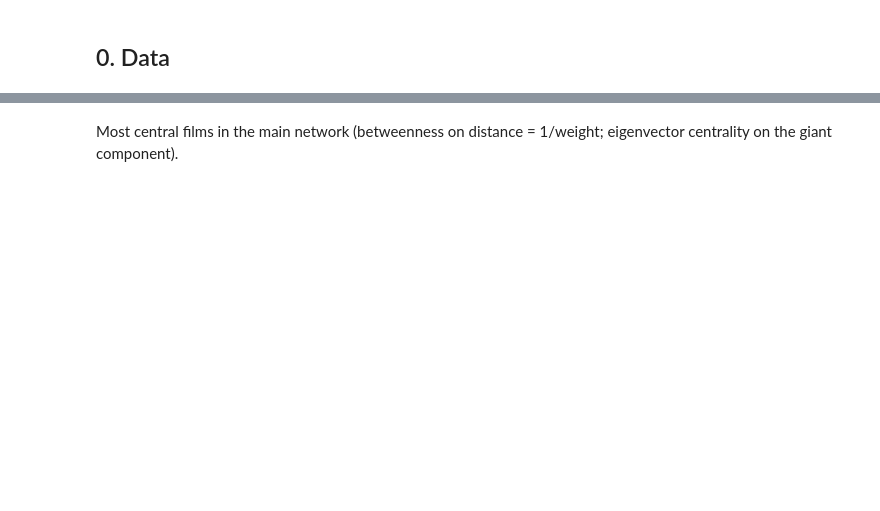
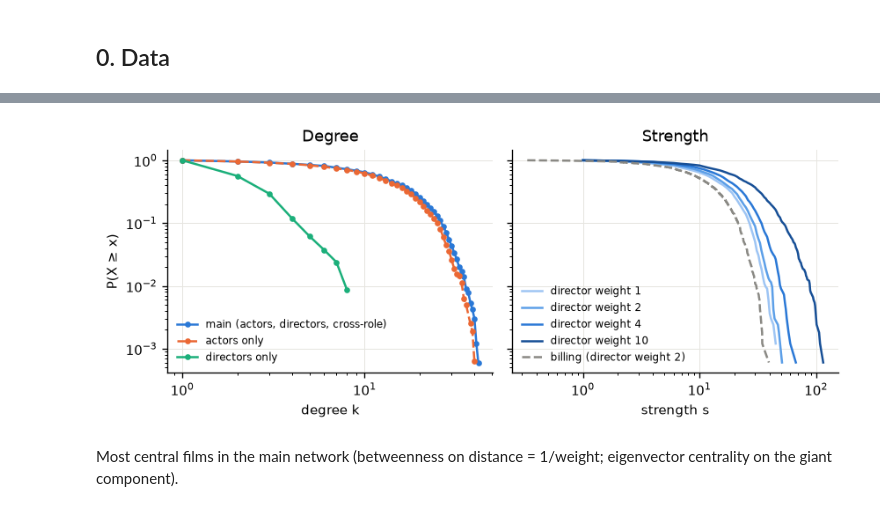
Before and after one commit to emretaspinar/SocialGraphs, a Jupyter notebook: notebooks/02_network_analysis.ipynb, the cells around one changed output, grey strips where cells are left out. Drawn from its saved outputs; the diff is of its cells as text; code cells hidden in the pictures; blank space fills up the shorter version.

```diff
--- a/notebooks/02_network_analysis.ipynb
+++ b/notebooks/02_network_analysis.ipynb
@@ -45,17 +46,16 @@ plt.rcParams.update({"figure.dpi": 120, "axes.spines.top": False, "axes.spines.r
 # %%
 nodes = nt.load_nodes()
 n = len(nodes)
-W = {s: nt.weight_matrix(nt.load_edges(s), nodes) for s in SCHEMES}
-W0 = W["dir2"]          # main network = films_edges.tsv (director weight 2)
+# "main" = the team's network (films_edges.tsv): 3 x shared directors + 2 x cross-role + 1 x shared actors.
+# The SQ2 schemes only use actor and director ties (no cross-role), so they have slightly fewer edges.
+W = {"main": nt.weight_matrix(nt.load_edges(), nodes),
+     **{s: nt.weight_matrix(nt.load_edges(s), nodes) for s in SCHEMES}}
+W0 = W["main"]          # SQ1 network; also the network the rewired files in network/null/ come from
 A0 = W0 > 0
 
-SIM = {}
-for kind in ["tfidf", "embed"]:
-    S = nt.load_similarity(kind, nodes)
-    if S is not None:
-        SIM[kind] = S
-PROVISIONAL = not (ROOT / "nlp" / "sim_tfidf.npy").exists()
-print(f"{n} films; similarity matrices: {list(SIM)}{'  (PROVISIONAL TF-IDF)' if PROVISIONAL else ''}")
+SIM = {kind: nt.load_similarity(kind, nodes) for kind in ["tfidf", "embed"]}   # Theme B, 1744 x 1744
+NAME = {"tfidf": "TF-IDF", "embed": "Sentence embeddings"}
+print(f"{n} films, {int(A0.sum() / 2)} edges in the main network; similarity matrices: {list(SIM)}")
 
 # pair-level covariates (used by the regression)
 G = nodes.genres.str.get_dummies(sep=",").to_numpy()
@@ -79,19 +92,21 @@ topo.style.format(fmt)
 # %%
 fig, axes = plt.subplots(1, 2, figsize=(7.2, 3), sharey=True)
-for s, col, ls, lab in [("dir2", C_OBS, "-", "actors + directors"),
+for s, col, ls, lab in [("main", C_OBS, "-", "main (actors, directors, cross-role)"),
                         ("actors", C_GY, "--", "actors only"), ("directors", C_ALT, "-", "directors only")]:
     x, y = nt.ccdf((W[s] > 0).sum(1))
     axes[0].loglog(x, y, ls, marker="o", ms=3, lw=1.5, color=col, label=lab)
 blues = ["#9ec5f4", "#5c9fe8", "#2a78d6", "#174f96"]
 for s, col in zip(["dir1", "dir2", "dir4", "dir10"], blues):
     x, y = nt.ccdf(W[s].sum(1))
     axes[1].loglog(x, y, "-", lw=1.5, color=col, label=f"director weight {s[3:]}")
 x, y = nt.ccdf(W["billing"].sum(1))
 axes[1].loglog(x, y, "--", lw=1.5, color=C_REW, label="billing (director weight 2)")
-axes[0].set(xlabel="degree k", ylabel="P(X ≥ x)", title="Degree (dir1–dir10, billing share edges)")
+axes[0].set(xlabel="degree k", ylabel="P(X ≥ x)", title="Degree")
 axes[1].set(xlabel="strength s", title="Strength")
 for ax in axes: ax.legend(frameon=False, fontsize=7)
 fig.tight_layout(); fig.savefig(OUT / "fig_ccdf.pdf"); plt.show()
+# %% [output]
+[figure, added]
 # %% [markdown]
 Most central films in the main network (betweenness on distance = 1/weight; eigenvector centrality on the giant component).
 # %%
```
Also changed, not shown: parts of 19 cells of this notebook, 1 other file.
